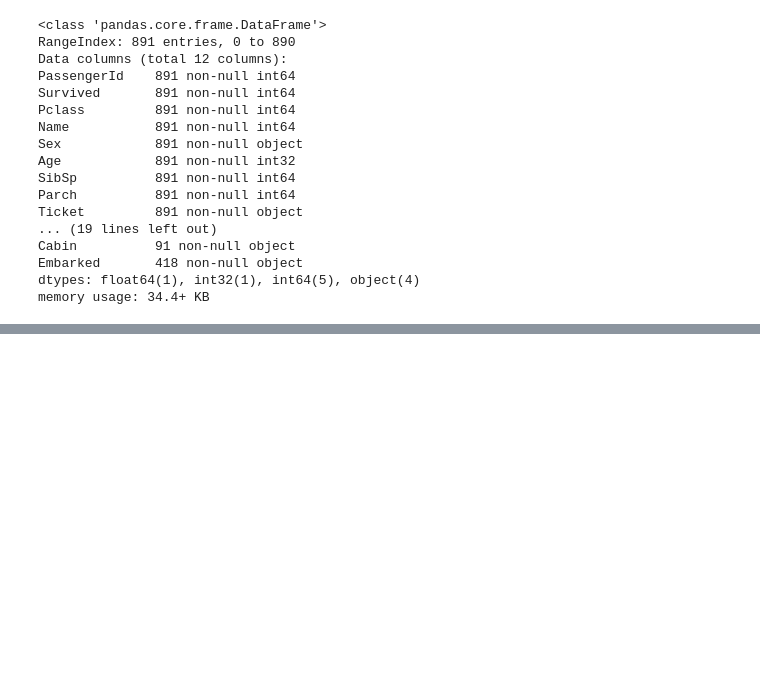
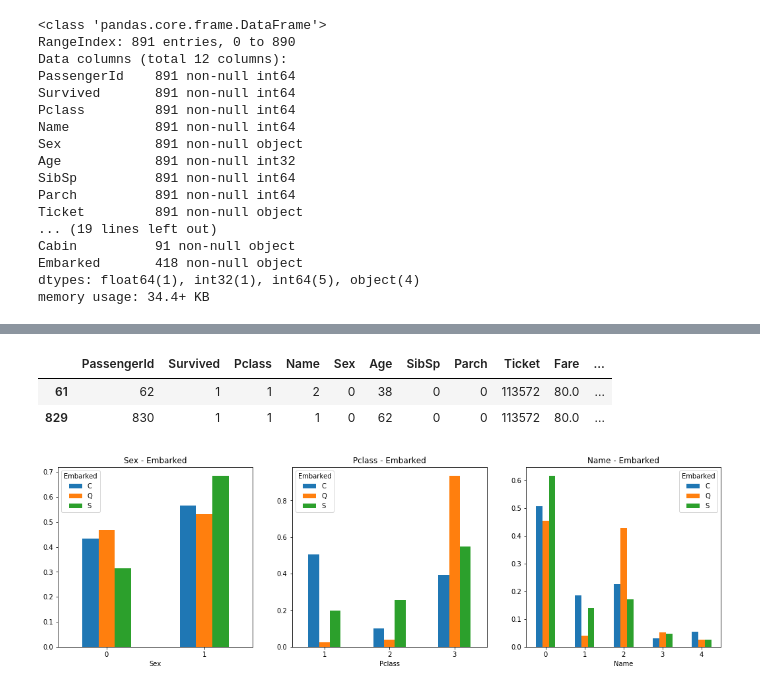
Before and after one commit to gjustin40/Kaggle, a Jupyter notebook: Titanic/Kaggle_Titanic.ipynb, the cells around one changed output, grey strips where cells are left out. Cells and saved outputs as stored; diff of their text form; code cells hidden in the pictures; blank space fills up the shorter version.

Commit message:
Processing analysis
Add 'Fare'.
Should i can fill nan data with result which i analysis from merged data(train + test)?

```diff
--- a/Titanic/Kaggle_Titanic.ipynb
+++ b/Titanic/Kaggle_Titanic.ipynb
@@ -300,3 +295,0 @@ chart_bar('Pclass')
-# %%
-df = pd.DataFrame(train.groupby(['Pclass', 'Sex']).size().unstack())
-df.plot(kind = 'bar', rot = 0)
@@ -305,0 +308,15 @@ df.plot(kind = 'bar', rot = 0)
+# %%
+def chart_embarked(feature, ax):
+    df = train.groupby(['Embarked', feature]).size().unstack().T
+    df.div(df.sum(axis = 0)).plot(kind = 'bar', rot = 0, title = '{} - Embarked'.format(feature), ax = axes[ax])
+# %%
+fig, axes = plt.subplots(nrows = 1, ncols = 3, figsize = (18,5))
+chart_embarked('Sex', 0)
+chart_embarked('Pclass', 1)
+chart_embarked('Name', 2)
+train.loc[train["Embarked"].isnull()]
+# %% [output]
+|  | PassengerId | Survived | Pclass | Name | Sex | Age | SibSp | Parch | Ticket | Fare | ... |
+| 61 | 62 | 1 | 1 | 2 | 0 | 38 | 0 | 0 | 113572 | 80.0 | ... |
+| 829 | 830 | 1 | 1 | 1 | 0 | 62 | 0 | 0 | 113572 | 80.0 | ... |
+[figure, added]
```
Also changed, not shown: parts of 16 cells of this notebook.
